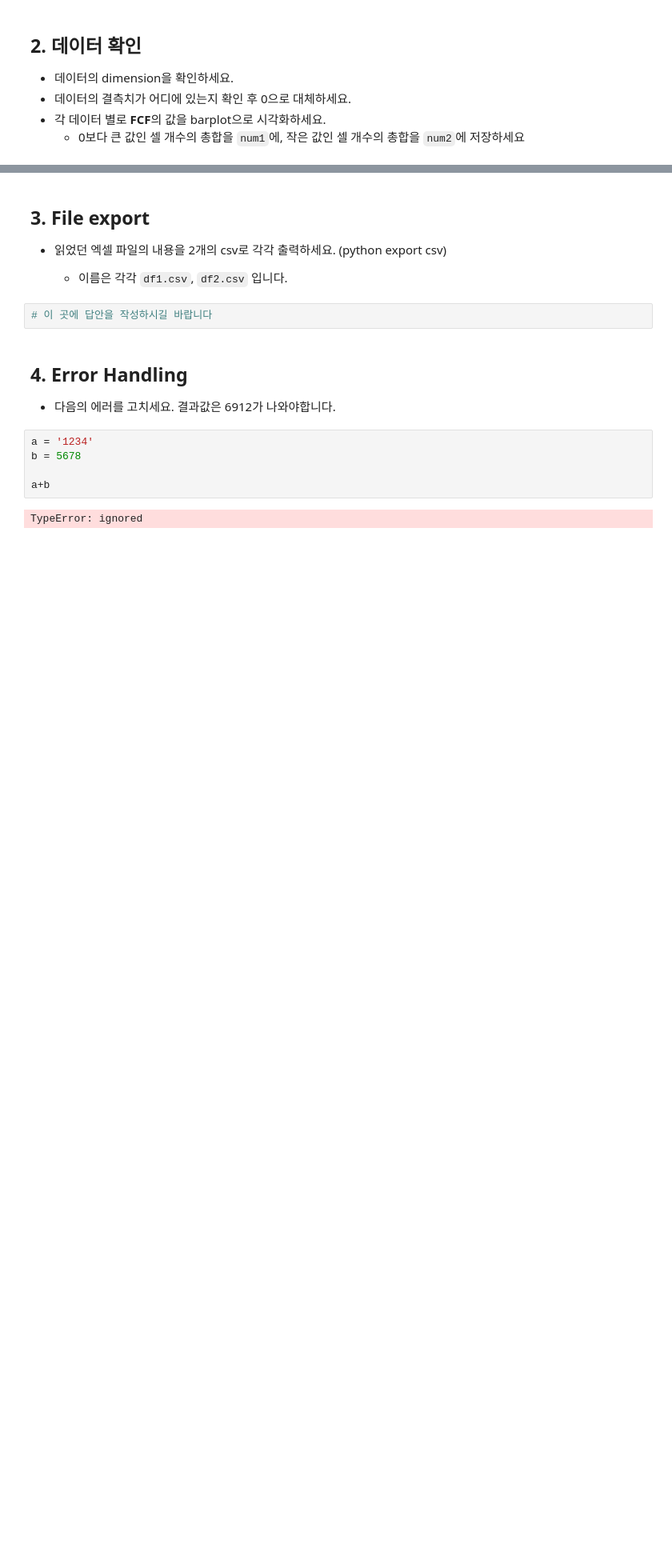
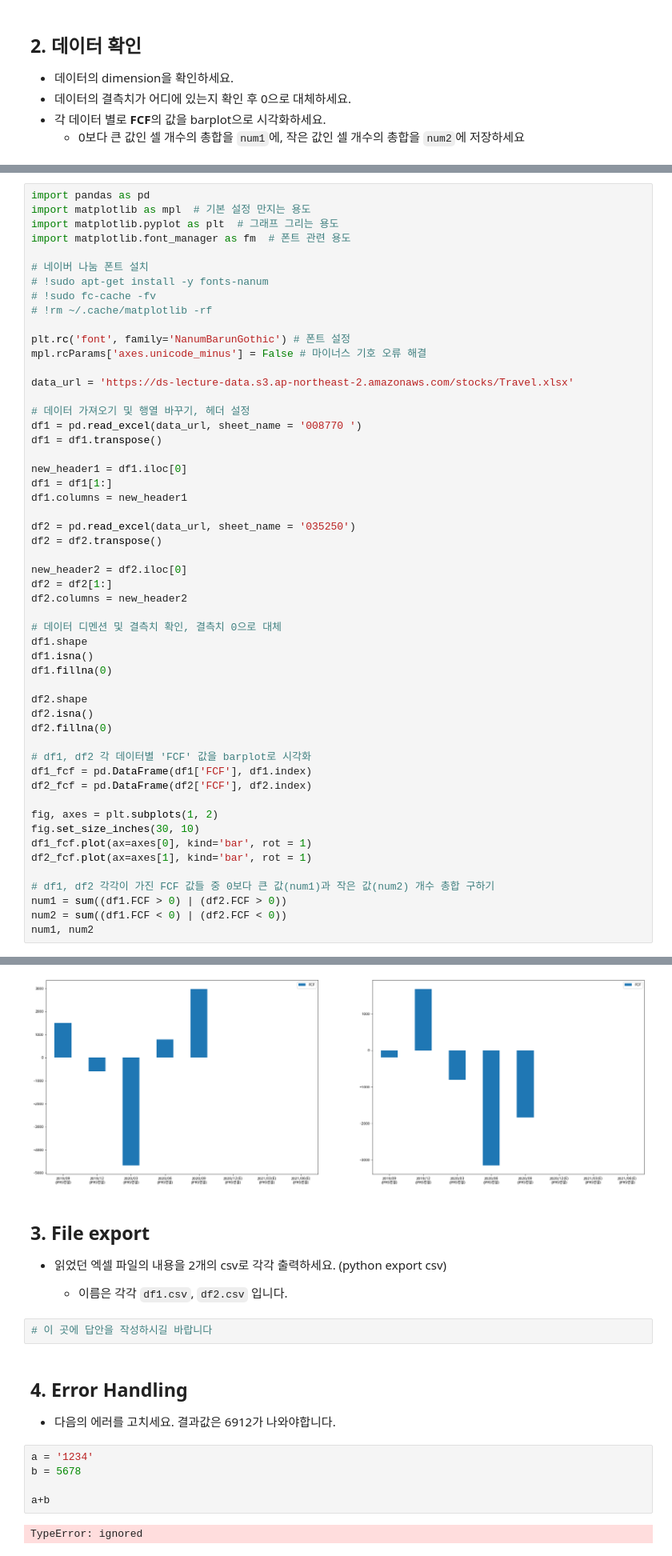
Before and after one commit to seahahn/game-company-data-analysis, a Jupyter notebook: n111-eda/n111a_eda.ipynb, the cells around one changed output, grey strips where cells are left out. Shown at 80% size. Saved outputs shown, nothing was run; the diff lists cells and outputs as text; blank space fills up the shorter version.

```diff
--- a/n111-eda/n111a_eda.ipynb
+++ b/n111-eda/n111a_eda.ipynb
@@ -41,0 +84,54 @@ num2 = '~'
+# %%
+import pandas as pd
+import matplotlib as mpl  # 기본 설정 만지는 용도
+import matplotlib.pyplot as plt  # 그래프 그리는 용도
+import matplotlib.font_manager as fm  # 폰트 관련 용도
+
+# 네이버 나눔 폰트 설치
+# !sudo apt-get install -y fonts-nanum
+# !sudo fc-cache -fv
+# !rm ~/.cache/matplotlib -rf
+
+plt.rc('font', family='NanumBarunGothic') # 폰트 설정
+mpl.rcParams['axes.unicode_minus'] = False # 마이너스 기호 오류 해결
+
+data_url = 'https://ds-lecture-data.s3.ap-northeast-2.amazonaws.com/stocks/Travel.xlsx'
+
+# 데이터 가져오기 및 행열 바꾸기, 헤더 설정
+df1 = pd.read_excel(data_url, sheet_name = '008770 ')
+df1 = df1.transpose()
+
+new_header1 = df1.iloc[0]
+df1 = df1[1:]
+df1.columns = new_header1
+
+df2 = pd.read_excel(data_url, sheet_name = '035250')
+df2 = df2.transpose()
+
+new_header2 = df2.iloc[0]
+df2 = df2[1:]
+df2.columns = new_header2
+
+# 데이터 디멘션 및 결측치 확인, 결측치 0으로 대체
+df1.shape
+df1.isna()
+df1.fillna(0)
+
+df2.shape
+df2.isna()
+df2.fillna(0)
+
+# df1, df2 각 데이터별 'FCF' 값을 barplot로 시각화
+df1_fcf = pd.DataFrame(df1['FCF'], df1.index)
+df2_fcf = pd.DataFrame(df2['FCF'], df2.index)
+
+fig, axes = plt.subplots(1, 2)
+fig.set_size_inches(30, 10)
+df1_fcf.plot(ax=axes[0], kind='bar', rot = 1)
+df2_fcf.plot(ax=axes[1], kind='bar', rot = 1)
+
+# df1, df2 각각이 가진 FCF 값들 중 0보다 큰 값(num1)과 작은 값(num2) 개수 총합 구하기
+num1 = sum((df1.FCF > 0) | (df2.FCF > 0))
+num2 = sum((df1.FCF < 0) | (df2.FCF < 0))
+num1, num2
+# %% [output]
@@ -42,3 +139,4 @@ num2 = '~'
+[figure, added]
 # %% [markdown]
 ## 3. File export
 
```
Also changed, not shown: parts of 5 cells of this notebook.
